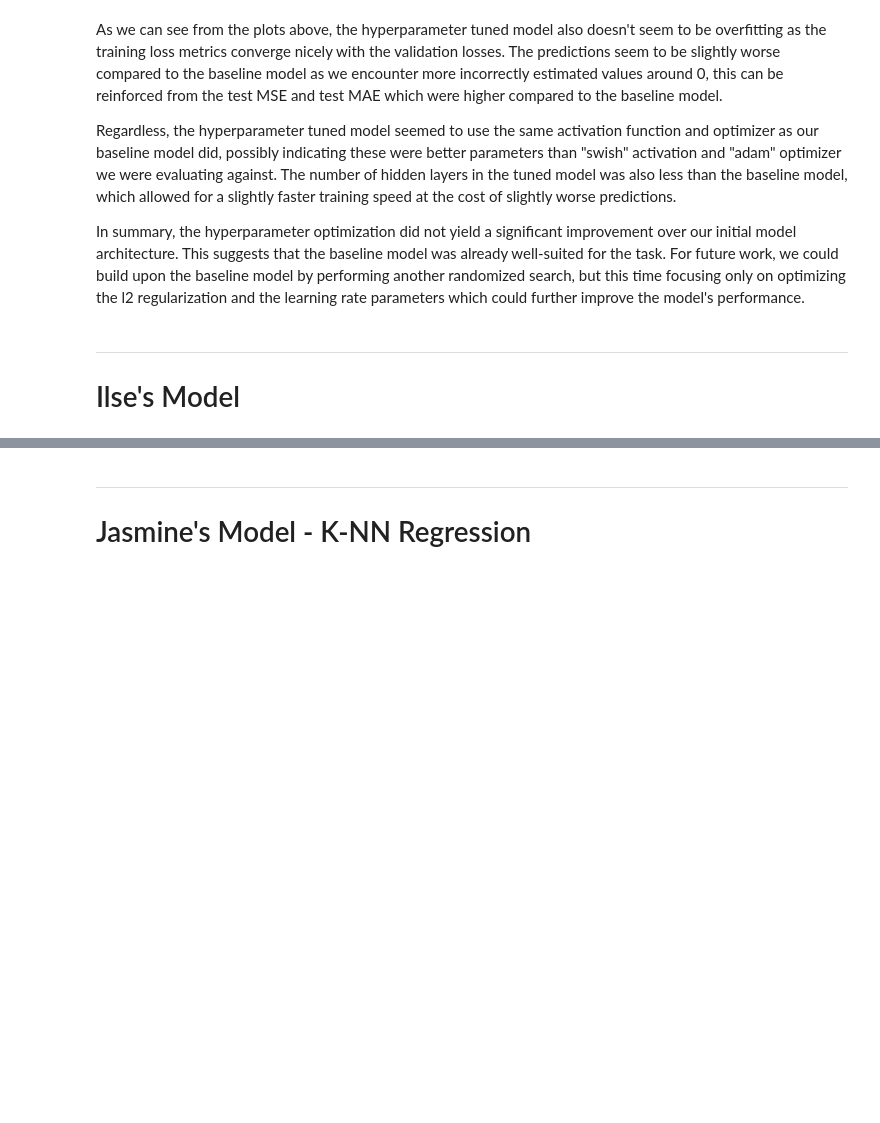
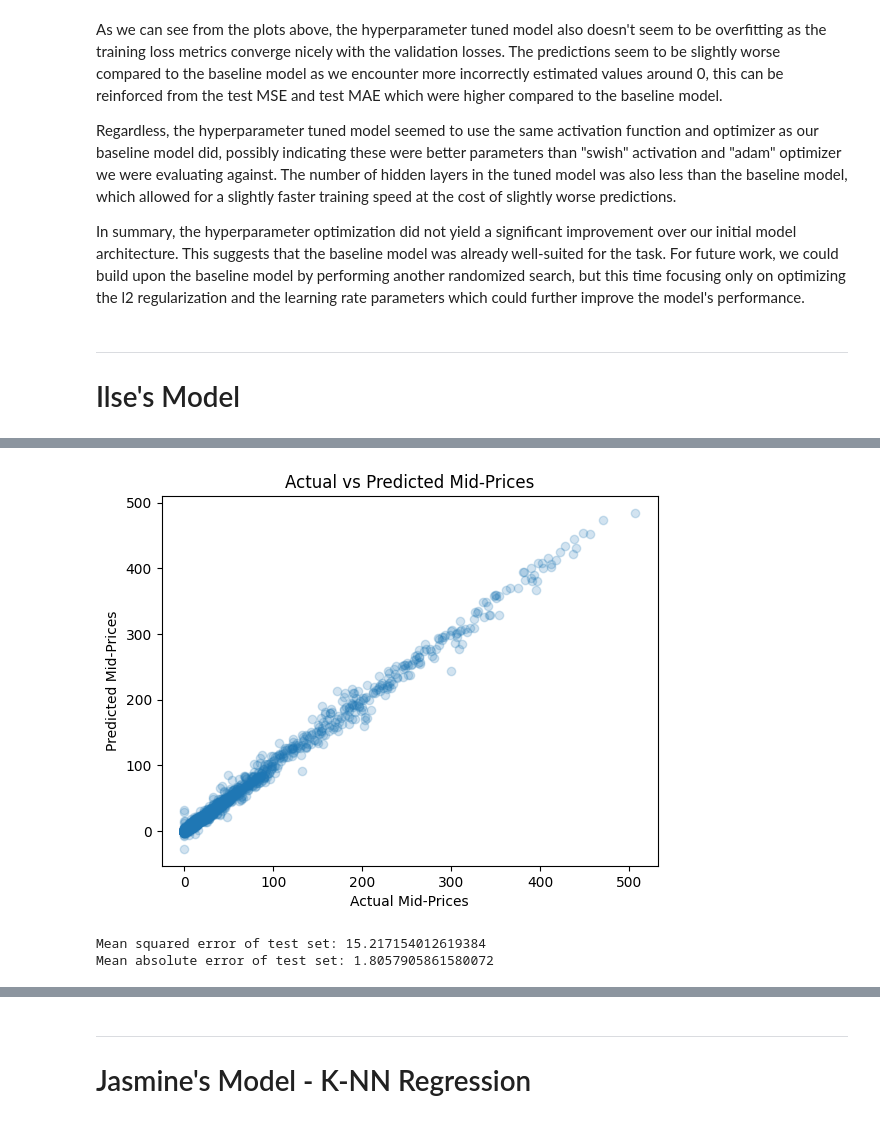
Before and after one commit to jakuokuo/CFRM521_FinalProject, a Jupyter notebook: Final_Report.ipynb, the cells around one changed output, grey strips where cells are left out. Cells and saved outputs as stored; diff of their text form; code cells hidden in the pictures; blank space fills up the shorter version.

```diff
--- a/Final_Report.ipynb
+++ b/Final_Report.ipynb
@@ -681,0 +906,9 @@ In summary, the hyperparameter optimization did not yield a significant improvem
+# %%
+best_model_mse = GradientBoostingRegressor(max_depth=5,
+                                           learning_rate=0.5,
+                                           n_estimators=668,
+                                           n_iter_no_change=5,
+                                           random_state=42)
+%time best_model_mse.fit(X_train, y_train)
+
+y_pred = best_model_mse.predict(X_test)
@@ -681,0 +918,17 @@ In summary, the hyperparameter optimization did not yield a significant improvem
+# %%
+index = range(0, len(y_test))
+plt.scatter(y_test, y_pred, alpha=0.2)
+plt.xlabel("Actual Mid-Prices")
+plt.ylabel("Predicted Mid-Prices")
+plt.title('Actual vs Predicted Mid-Prices')
+plt.show()
+# %% [output]
+[figure, added]
+# %%
+mse = mean_squared_error(y_test, y_pred)
+mae = mean_absolute_error(y_test, y_pred)
+print(f'Mean squared error of test set: {mse}')
+print(f'Mean absolute error of test set: {mae}')
+# %% [output]
+Mean squared error of test set: 15.217154012619384
+Mean absolute error of test set: 1.8057905861580072
```
Also changed, not shown: parts of 20 cells of this notebook.
